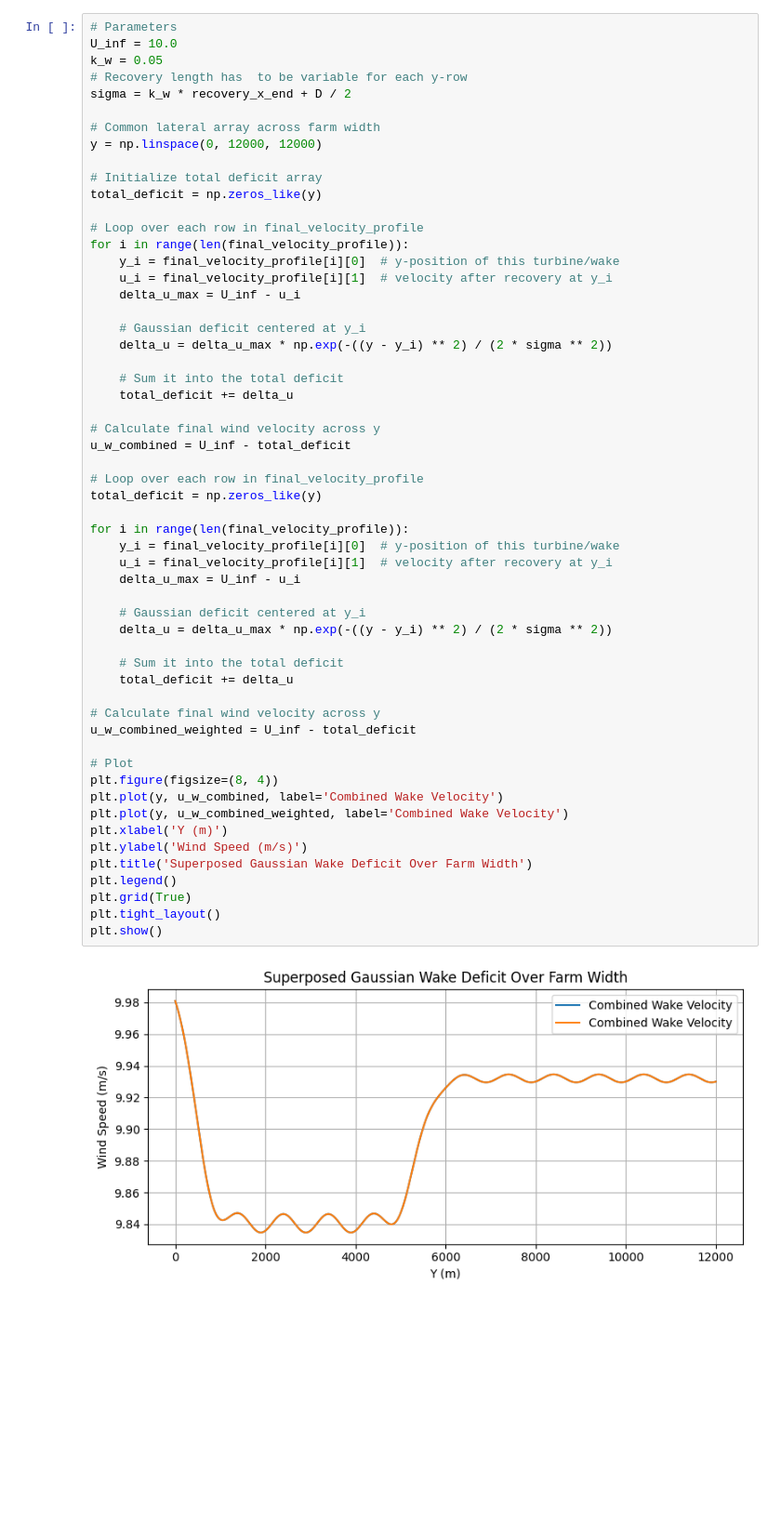
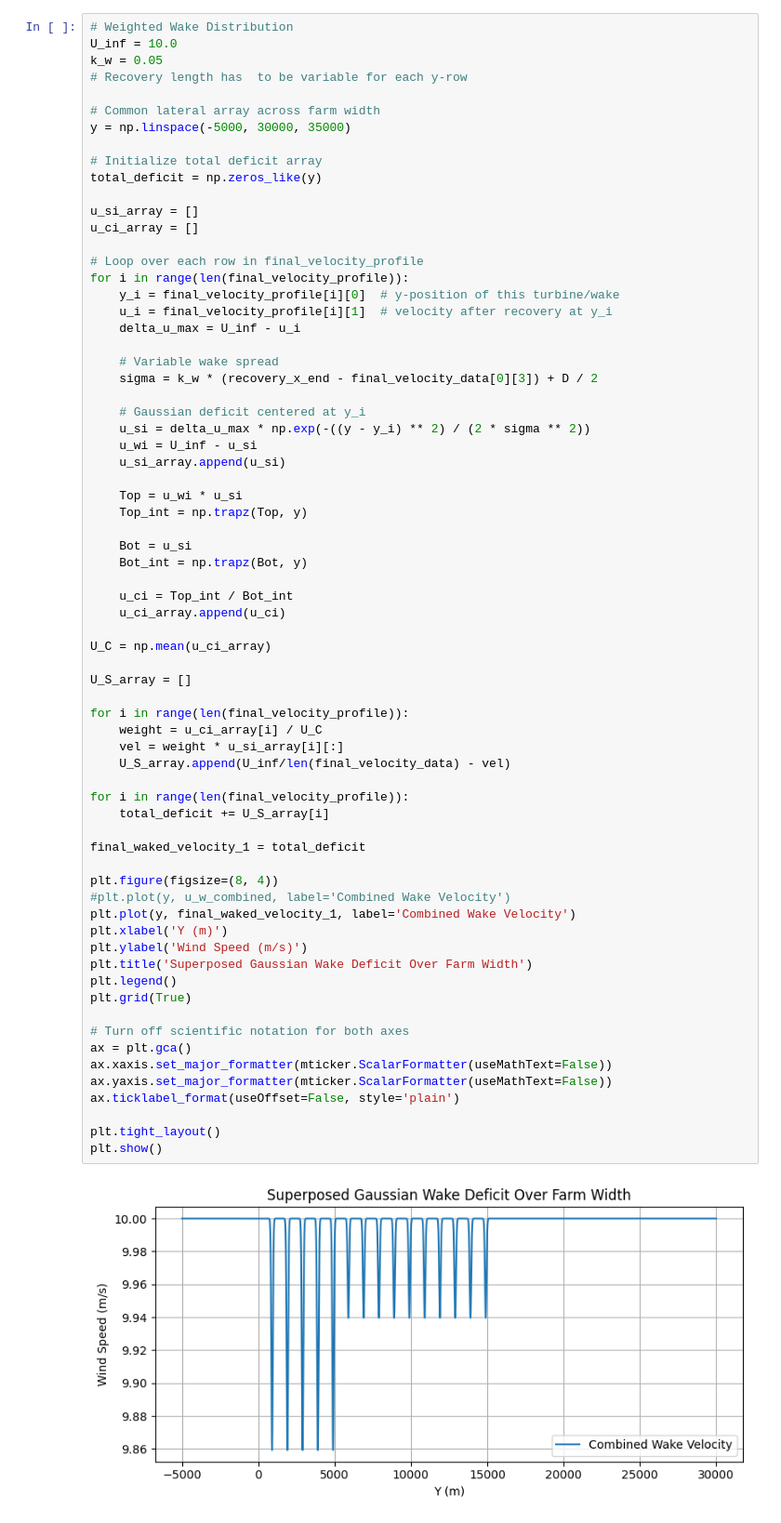
Before and after one commit to marcinsadowy/WTABL, a Jupyter notebook: ArbitraryLayouts/ArbitraryTDM.ipynb, the cells around one changed output. Shown at 93% size. Saved outputs shown, nothing was run; the diff lists cells and outputs as text; blank space fills up the shorter version.

```diff
--- a/ArbitraryLayouts/ArbitraryTDM.ipynb
+++ b/ArbitraryLayouts/ArbitraryTDM.ipynb
@@ -333,60 +334,73 @@ plt.show()
 # %% [output]
 [figure]
 # %%
-# Parameters
+# Weighted Wake Distribution
 U_inf = 10.0
 k_w = 0.05
 # Recovery length has  to be variable for each y-row
-sigma = k_w * recovery_x_end + D / 2
 
 # Common lateral array across farm width
-y = np.linspace(0, 12000, 12000)
+y = np.linspace(-5000, 30000, 35000)
 
 # Initialize total deficit array
 total_deficit = np.zeros_like(y)
+
+u_si_array = []
+u_ci_array = []
 
 # Loop over each row in final_velocity_profile
 for i in range(len(final_velocity_profile)):
     y_i = final_velocity_profile[i][0]  # y-position of this turbine/wake
     u_i = final_velocity_profile[i][1]  # velocity after recovery at y_i
     delta_u_max = U_inf - u_i
 
+    # Variable wake spread
+    sigma = k_w * (recovery_x_end - final_velocity_data[0][3]) + D / 2
+
     # Gaussian deficit centered at y_i
-    delta_u = delta_u_max * np.exp(-((y - y_i) ** 2) / (2 * sigma ** 2))
+    u_si = delta_u_max * np.exp(-((y - y_i) ** 2) / (2 * sigma ** 2))
+    u_wi = U_inf - u_si
+    u_si_array.append(u_si)
 
-    # Sum it into the total deficit
-    total_deficit += delta_u
+    Top = u_wi * u_si
+    Top_int = np.trapz(Top, y)
 
-# Calculate final wind velocity across y
-u_w_combined = U_inf - total_deficit
+    Bot = u_si
+    Bot_int = np.trapz(Bot, y)
 
-# Loop over each row in final_velocity_profile
-total_deficit = np.zeros_like(y)
+    u_ci = Top_int / Bot_int
+    u_ci_array.append(u_ci)
+
+U_C = np.mean(u_ci_array)
+
+U_S_array = []
 
 for i in range(len(final_velocity_profile)):
-    y_i = final_velocity_profile[i][0]  # y-position of this turbine/wake
-    u_i = final_velocity_profile[i][1]  # velocity after recovery at y_i
-    delta_u_max = U_inf - u_i
+    weight = u_ci_array[i] / U_C
+    vel = weight * u_si_array[i][:]
+    U_S_array.append(U_inf/len(final_velocity_data) - vel)
 
-    # Gaussian deficit centered at y_i
-    delta_u = delta_u_max * np.exp(-((y - y_i) ** 2) / (2 * sigma ** 2))
+for i in range(len(final_velocity_profile)):
+    total_deficit += U_S_array[i]
 
-    # Sum it into the total deficit
-    total_deficit += delta_u
+final_waked_velocity_1 = total_deficit
 
-# Calculate final wind velocity across y
-u_w_combined_weighted = U_inf - total_deficit
-
-# Plot
 plt.figure(figsize=(8, 4))
-plt.plot(y, u_w_combined, label='Combined Wake Velocity')
-plt.plot(y, u_w_combined_weighted, label='Combined Wake Velocity')
+#plt.plot(y, u_w_combined, label='Combined Wake Velocity')
+plt.plot(y, final_waked_velocity_1, label='Combined Wake Velocity')
 plt.xlabel('Y (m)')
 plt.ylabel('Wind Speed (m/s)')
 plt.title('Superposed Gaussian Wake Deficit Over Farm Width')
 plt.legend()
 plt.grid(True)
+
+# Turn off scientific notation for both axes
+ax = plt.gca()
+ax.xaxis.set_major_formatter(mticker.ScalarFormatter(useMathText=False))
+ax.yaxis.set_major_formatter(mticker.ScalarFormatter(useMathText=False))
+ax.ticklabel_format(useOffset=False, style='plain')
+
 plt.tight_layout()
 plt.show()
 # %% [output]
-[figure, old version]
+[figure, new version]
```
Also changed, not shown: parts of 1 cell of this notebook, 5 other files.
